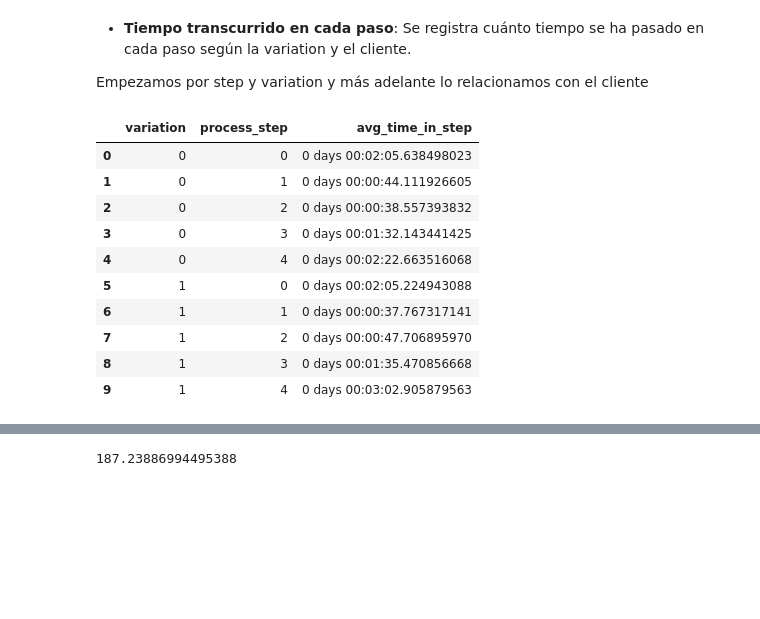
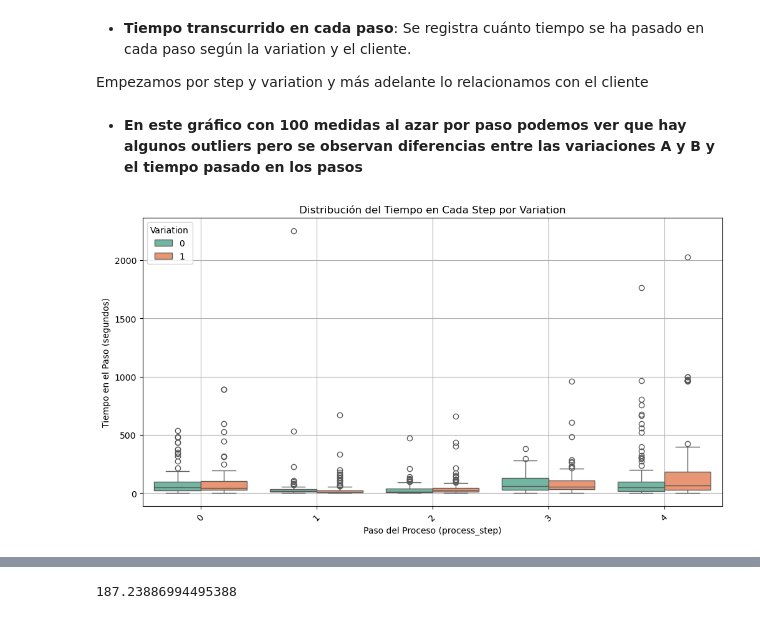
Before and after one commit to Greta-galeana/abtest_vanguard, a Jupyter notebook: main.ipynb, the cells around one changed output, grey strips where cells are left out. Drawn from its saved outputs; the diff is of its cells as text; code cells hidden in the pictures; blank space fills up the shorter version.

Commit message:
gráfico de tiempo en cada step

```diff
--- a/main.ipynb
+++ b/main.ipynb
@@ -616,18 +616,28 @@ df['time_diff'] = df.groupby(['client_id', 'visitor_id', 'visit_id'])['date_time
 df = df.dropna(subset=['time_diff'])
 df['time_in_step'] = df['time_diff'].shift(1)
 df = df.dropna(subset=['time_in_step'])
-result = df.groupby(['variation', 'process_step'])['time_in_step'].mean().reset_index()
-result = result.rename(columns={'time_in_step': 'avg_time_in_step'})
-result
-# %% [output]
-|  | variation | process_step | avg_time_in_step |
-| 0 | 0 | 0 | 0 days 00:02:05.638498023 |
-| 1 | 0 | 1 | 0 days 00:00:44.111926605 |
-| 2 | 0 | 2 | 0 days 00:00:38.557393832 |
-| 3 | 0 | 3 | 0 days 00:01:32.143441425 |
-| 4 | 0 | 4 | 0 days 00:02:22.663516068 |
-| 5 | 1 | 0 | 0 days 00:02:05.224943088 |
-| 6 | 1 | 1 | 0 days 00:00:37.767317141 |
-| 7 | 1 | 2 | 0 days 00:00:47.706895970 |
-| 8 | 1 | 3 | 0 days 00:01:35.470856668 |
-| 9 | 1 | 4 | 0 days 00:03:02.905879563 |
+# %% [markdown]
+- **En este gráfico con 100 medidas al azar por paso podemos ver que hay algunos outliers pero se observan diferencias entre las variaciones A y B y el tiempo pasado en los pasos**
+# %%
+
+# 'time_in_step' en segundos
+df['time_in_step'] = df['time_in_step'].dt.total_seconds()
+
+
+# Seleccionamos 100 valores aleatorios del tiempo en cada step y cada variation
+sampled_data = df.groupby(['process_step', 'variation'])['time_in_step'].apply(
+    lambda x: x.sample(min(100, len(x)), random_state=1)
+).reset_index()
+
+# Creamos el gráfico
+plt.figure(figsize=(12, 6))
+sns.boxplot(x='process_step', y='time_in_step', hue='variation', data=sampled_data, palette='Set2')
+plt.title('Distribución del Tiempo en Cada Step por Variation')
+plt.xlabel('Paso del Proceso (process_step)')
+plt.ylabel('Tiempo en el Paso (segundos)')
+plt.xticks(rotation=45)
+plt.legend(title='Variation')
+plt.grid(True)
+plt.show()
+# %% [output]
+[figure, added]
```
Also changed, not shown: parts of 13 cells of this notebook.
